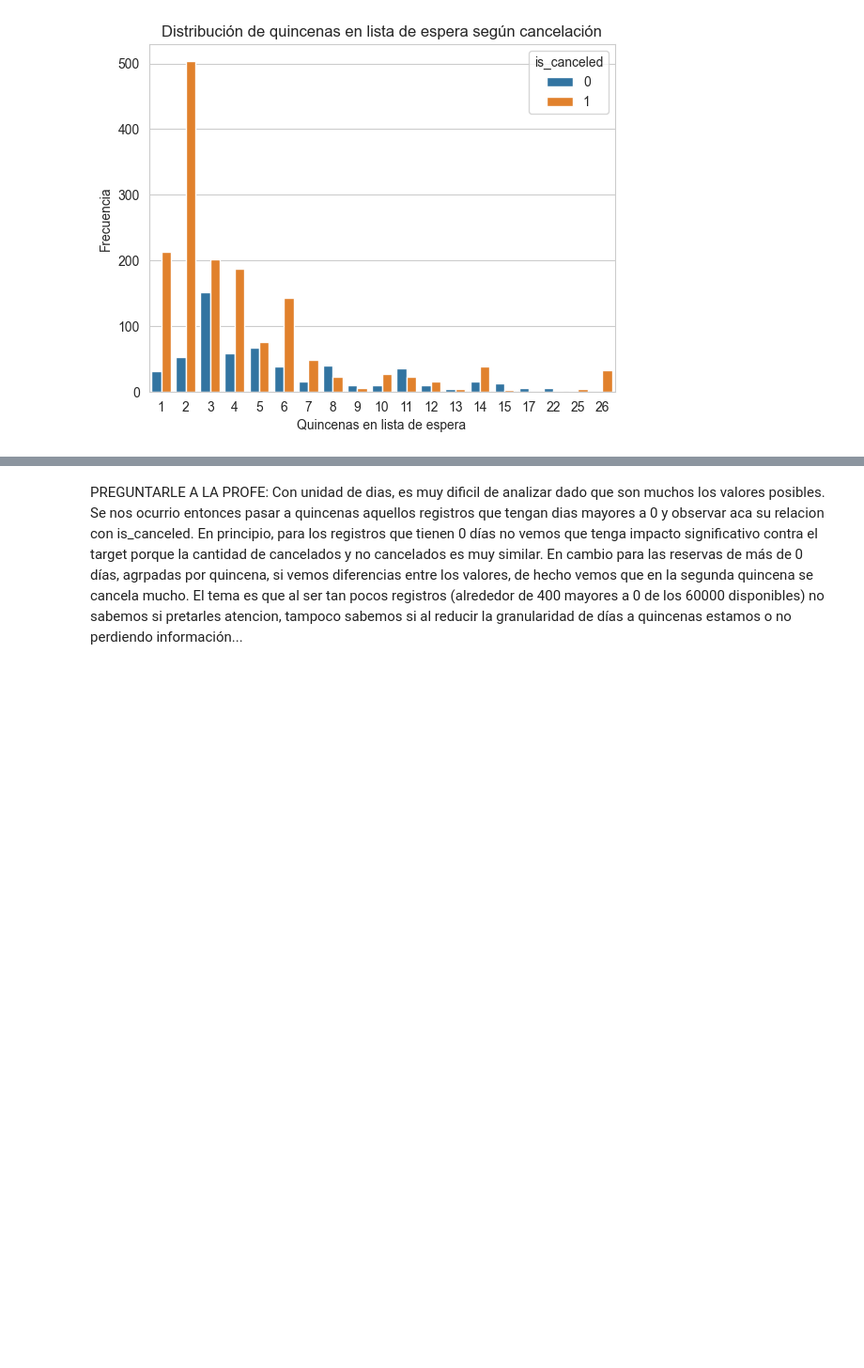
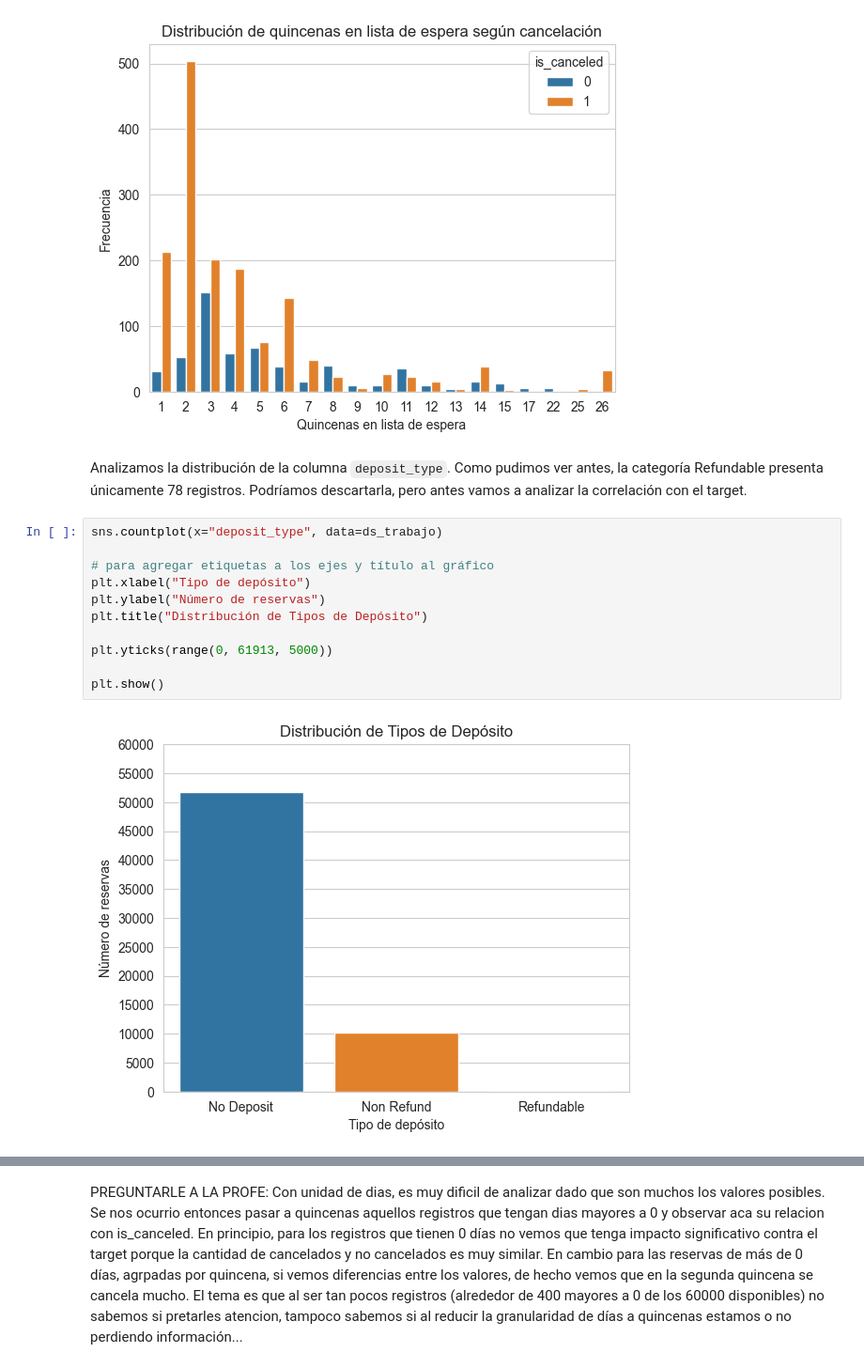
Before and after one commit to mrinkspot/Data-Science-and-Machine-Learning-Projects, a Jupyter notebook: notebook_tp.ipynb, the cells around one changed output, grey strips where cells are left out. Shown at 94% size. Cells and saved outputs as stored; diff of their text form; blank space fills up the shorter version.

```diff
--- a/notebook_tp.ipynb
+++ b/notebook_tp.ipynb
@@ -940,3 +942,18 @@ plt.title('Distribución de quincenas en lista de espera según cancelación')
 plt.show()
 # %% [output]
 [figure]
+# %% [markdown]
+Analizamos la distribución de la columna `deposit_type`. Como pudimos ver antes, la categoría Refundable presenta únicamente 78 registros. Podríamos descartarla, pero antes vamos a analizar la correlación con el target.
+# %%
+sns.countplot(x="deposit_type", data=ds_trabajo)
+
+# para agregar etiquetas a los ejes y título al gráfico
+plt.xlabel("Tipo de depósito")
+plt.ylabel("Número de reservas")
+plt.title("Distribución de Tipos de Depósito")
+
+plt.yticks(range(0, 61913, 5000))
+
+plt.show()
+# %% [output]
+[figure, added]
```
Also changed, not shown: parts of 30 cells of this notebook.
